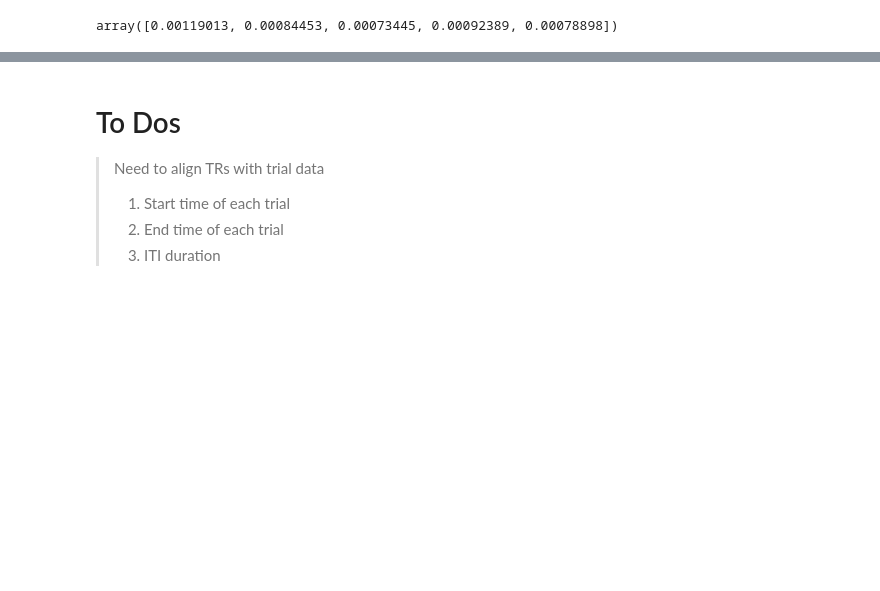
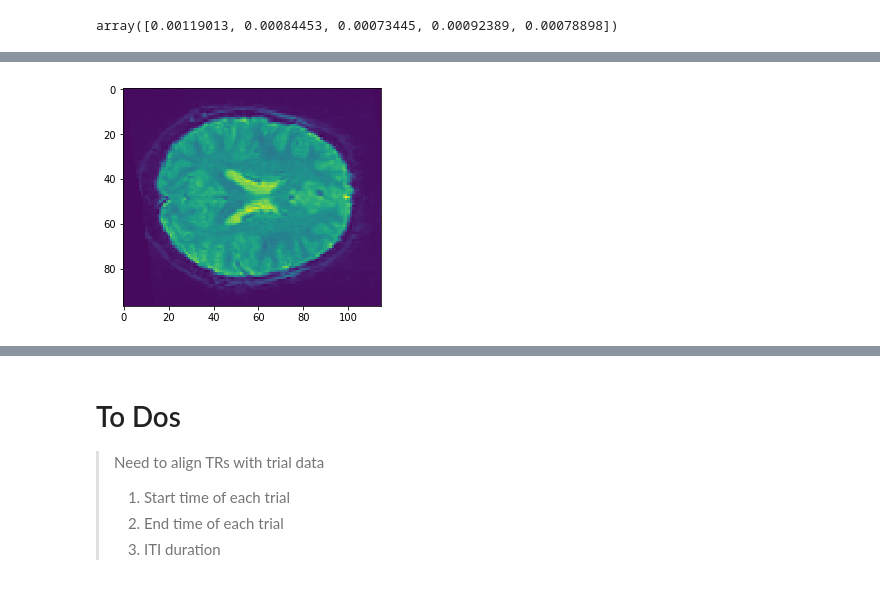
Before and after one commit to danieljwilson/cogReg_fMRI, a Jupyter notebook: 3_experiment/3_3_data_analysis/fr_localizer_neural.ipynb, the cells around one changed output, grey strips where cells are left out. Cells and saved outputs as stored; diff of their text form; code cells hidden in the pictures; blank space fills up the shorter version.

```diff
--- a/3_experiment/3_3_data_analysis/fr_localizer_neural.ipynb
+++ b/3_experiment/3_3_data_analysis/fr_localizer_neural.ipynb
@@ -203,0 +216,3 @@ array([0.00119013, 0.00084453, 0.00073445, 0.00092389, 0.00078898])
+# %%
+bold = nib.load(os.path.join(root_dir, 'derivatives','fmriprep','sub-102', 'func',
+                             'sub-102_task-choose_run-01_bold_space-MNI152NLin2009cAsym_preproc.nii.gz'))
@@ -203,0 +231,4 @@ array([0.00119013, 0.00084453, 0.00073445, 0.00092389, 0.00078898])
+# %%
+plt.imshow(bold.get_data()[:,:,50,50]);
+# %% [output]
+[figure, added]
```
Also changed, not shown: parts of 18 cells of this notebook.
